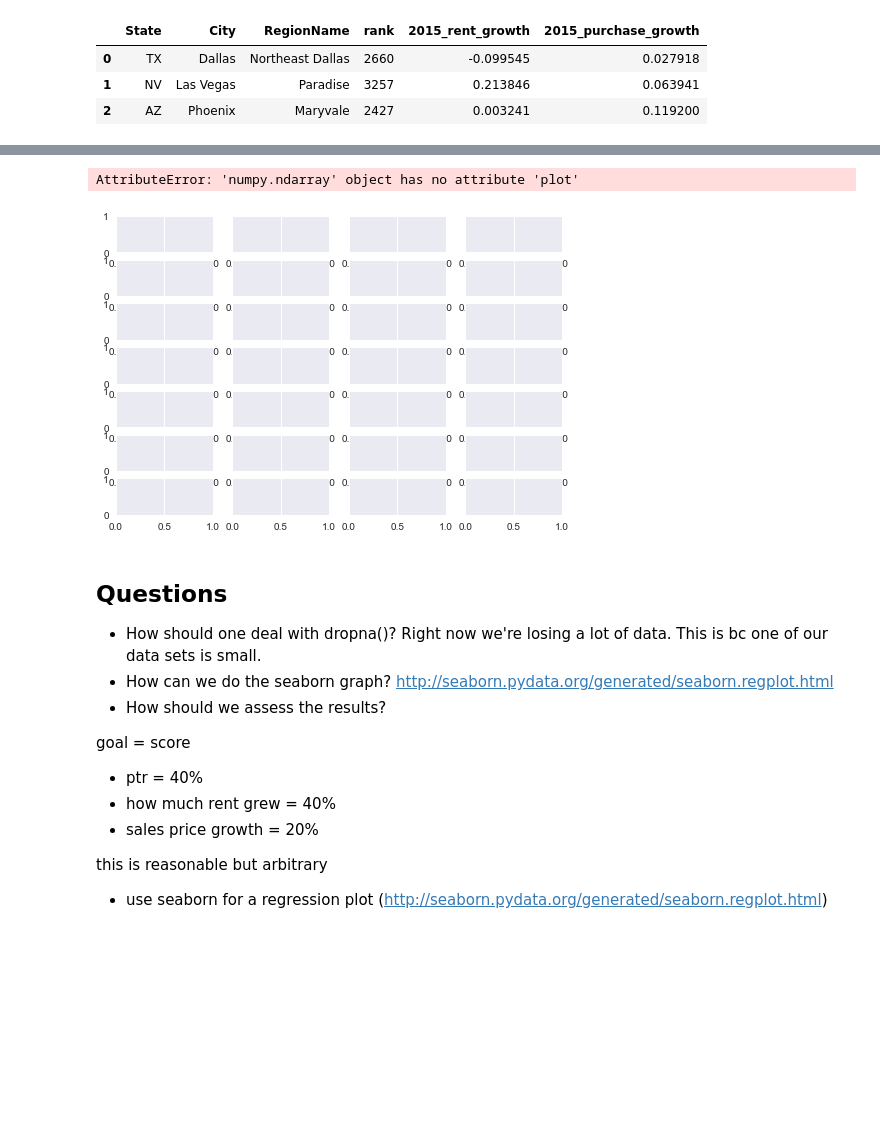
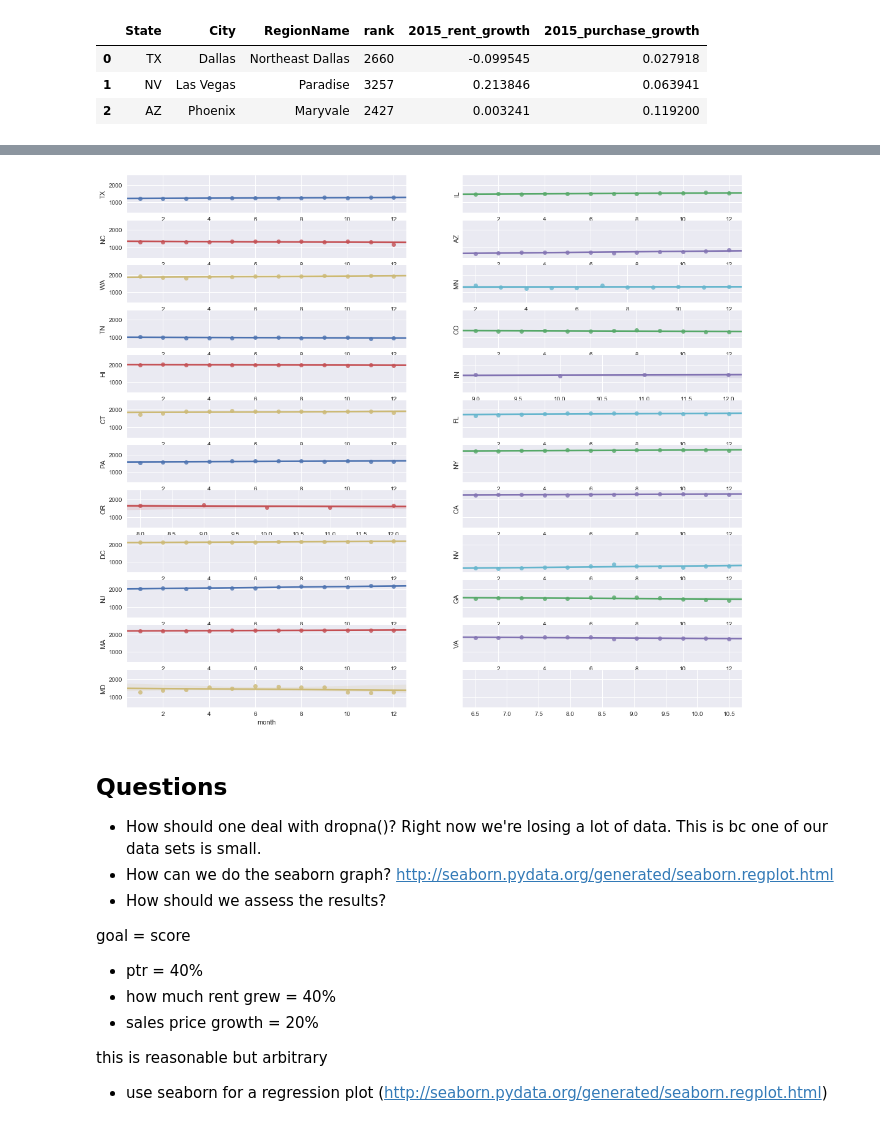
Before and after one commit to carlsednaoui/thinkful-data-science, a Jupyter notebook: coursework/unit_1_project/zillow_prediction.ipynb, the cells around one changed output, grey strips where cells are left out. Cells and saved outputs as stored; diff of their text form; code cells hidden in the pictures; blank space fills up the shorter version.

```diff
--- a/coursework/unit_1_project/zillow_prediction.ipynb
+++ b/coursework/unit_1_project/zillow_prediction.ipynb
@@ -115,8 +115,6 @@ purchase_score.sort_values("score", ascending=False).head(10)
 | 256 | PA | Philadelphia | Bustleton | 2777 | 0.226931 | 0.064570 | 0.081173 |
 | 1 | NV | Las Vegas | Paradise | 3257 | 0.213846 | 0.063941 | 0.077096 |
 # %%
-import seaborn as sns; sns.set(color_codes=True)
-
 rental_1_room = pd.read_csv("./data/rental-1-room.csv")
 start_date = '2015-01'
 end_date = '2015-12'
@@ -127,9 +125,9 @@ rental_1_sorted_date = rental_1_room.iloc[:, [3,2,1,end_i]]
 
 rental_1_sorted_date = rental_1_room.iloc[:,start_i:end_i]
 rental_1_sorted_date["State"] = rental_1_room.iloc[:,2]
-rental_1_sorted_date = rental_1_sorted_date.groupby("State").mean()
+grouped_rental = rental_1_sorted_date.groupby("State").mean()
 
-rental_1_sorted_date.rename(columns={
+grouped_rental.rename(columns={
         '2015-01': '01',
         '2015-02': '02',
         '2015-03': '03',
@@ -144,4 +142,4 @@ rental_1_sorted_date.rename(columns={
         '2015-12': '12',
     }, inplace=True)
 
-rental_1_sorted_date.T.head(2)
+rental_transposed = rental_1_sorted_date.T
@@ -153,10 +146,20 @@ rental_1_sorted_date.T.head(2)
-# %%
-f, axis = plt.subplots(7, 4, sharey=True)
-for i, x in enumerate(rental_1_sorted_date.T):
-    axis[i].plot(df[x])
-# %% [output]
-AttributeError: 'numpy.ndarray' object has no attribute 'plot'
-[figure, removed]
+# %%
+import seaborn as sns; sns.set(color_codes=True)
+
+rental_transposed['month'] = range(1,13)
+states = { s for s in rental_1_sorted_date['State'] }
+states = list(states)
+
+i = 0
+f, axes = plt.subplots(12, 2, sharey=True, figsize=(18, 16))
+
+for row in axes:
+    for col in row:
+        if i < len(states):
+            sns.regplot(x='month', y=states[i], data=rental_transposed, ax=col)
+            i+=1
+# %% [output]
+[figure, added]
 # %% [markdown]
 ## Questions
 
```
Also changed, not shown: parts of 1 cell of this notebook.
